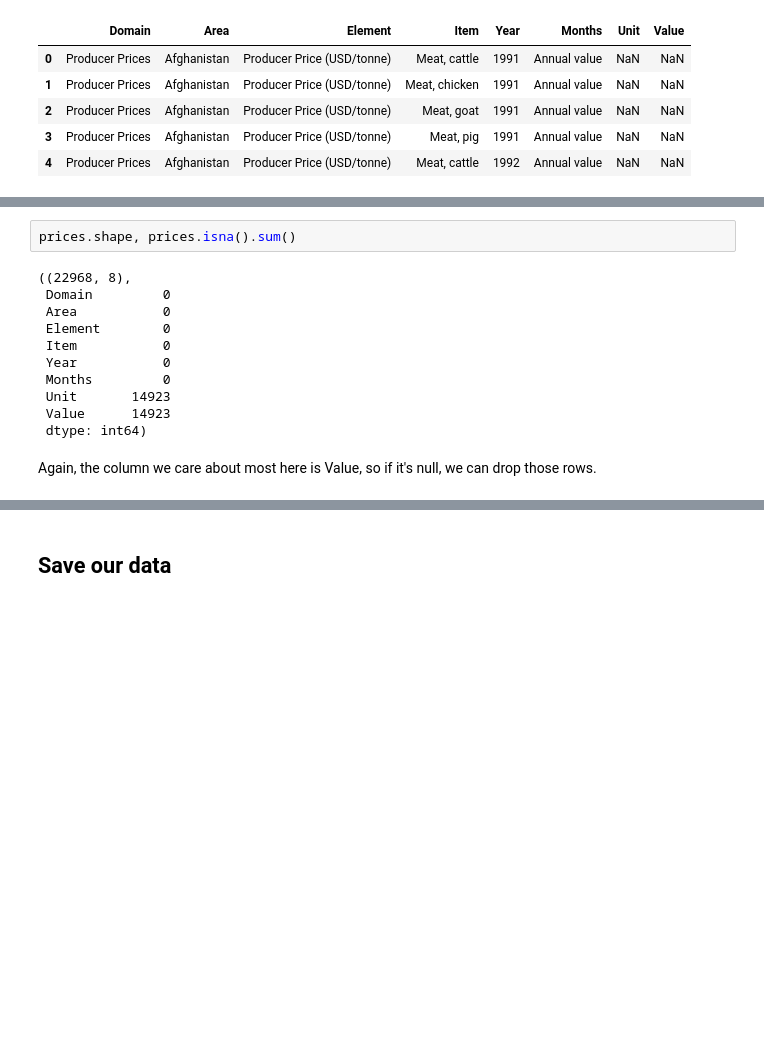
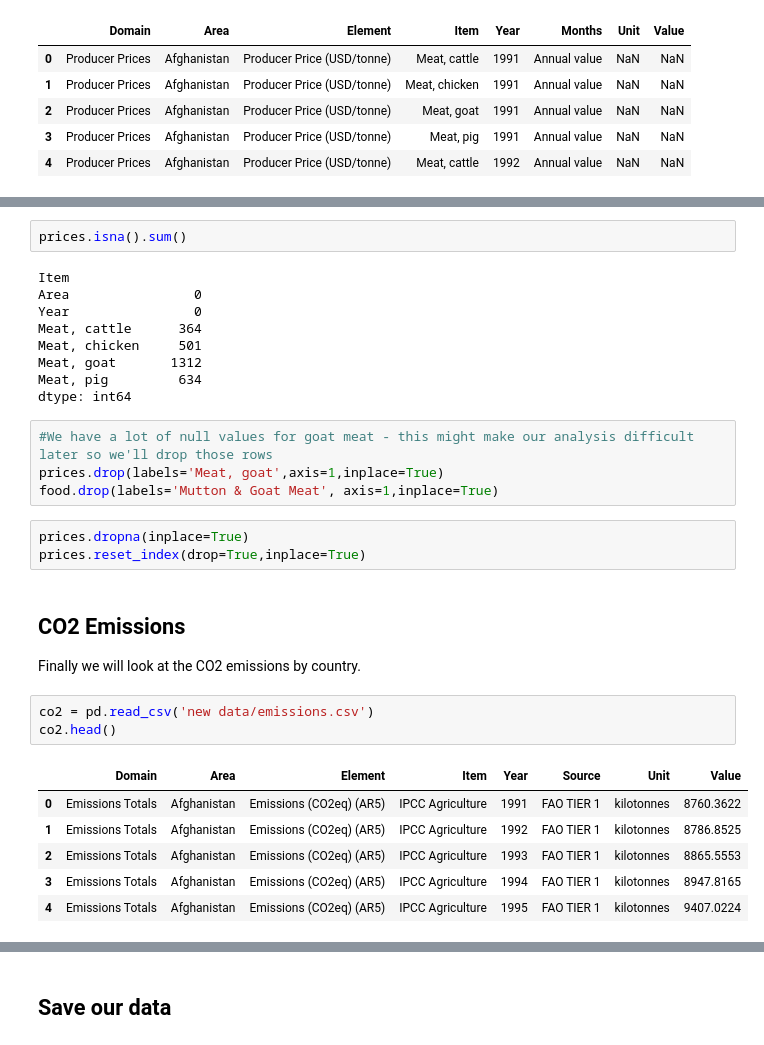
Before and after one commit to arielletannin/Predictors-of-Meat-Consumption, a Jupyter notebook: 01_MeatData Wrangling.ipynb, the cells around one changed output, grey strips where cells are left out. Drawn from its saved outputs; the diff is of its cells as text; blank space fills up the shorter version.

```diff
--- a/01_MeatData Wrangling.ipynb
+++ b/01_MeatData Wrangling.ipynb
@@ -80,15 +125,31 @@ prices.head()
 # %%
-prices.shape, prices.isna().sum()
+prices.isna().sum()
 # %% [output]
-((22968, 8),
- Domain         0
- Area           0
- Element        0
- Item           0
- Year           0
- Months         0
- Unit       14923
- Value      14923
- dtype: int64)
+Item
+Area                0
+Year                0
+Meat, cattle      364
+Meat, chicken     501
+Meat, goat       1312
+Meat, pig         634
+dtype: int64
-# %% [markdown]
-Again, the column we care about most here is Value, so if it's null, we can drop those rows.
+# %%
+#We have a lot of null values for goat meat - this might make our analysis difficult later so we'll drop those rows
+prices.drop(labels='Meat, goat',axis=1,inplace=True)
+food.drop(labels='Mutton & Goat Meat', axis=1,inplace=True)
+# %%
+prices.dropna(inplace=True)
+prices.reset_index(drop=True,inplace=True)
+# %% [markdown]
+## CO2 Emissions
+Finally we will look at the CO2 emissions by country.
+# %%
+co2 = pd.read_csv('new data/emissions.csv')
+co2.head()
+# %% [output]
+|  | Domain | Area | Element | Item | Year | Source | Unit | Value |
+| 0 | Emissions Totals | Afghanistan | Emissions (CO2eq) (AR5) | IPCC Agriculture | 1991 | FAO TIER 1 | kilotonnes | 8760.3622 |
+| 1 | Emissions Totals | Afghanistan | Emissions (CO2eq) (AR5) | IPCC Agriculture | 1992 | FAO TIER 1 | kilotonnes | 8786.8525 |
+| 2 | Emissions Totals | Afghanistan | Emissions (CO2eq) (AR5) | IPCC Agriculture | 1993 | FAO TIER 1 | kilotonnes | 8865.5553 |
+| 3 | Emissions Totals | Afghanistan | Emissions (CO2eq) (AR5) | IPCC Agriculture | 1994 | FAO TIER 1 | kilotonnes | 8947.8165 |
+| 4 | Emissions Totals | Afghanistan | Emissions (CO2eq) (AR5) | IPCC Agriculture | 1995 | FAO TIER 1 | kilotonnes | 9407.0224 |
```
Also changed, not shown: parts of 45 cells of this notebook, 3 other files.
